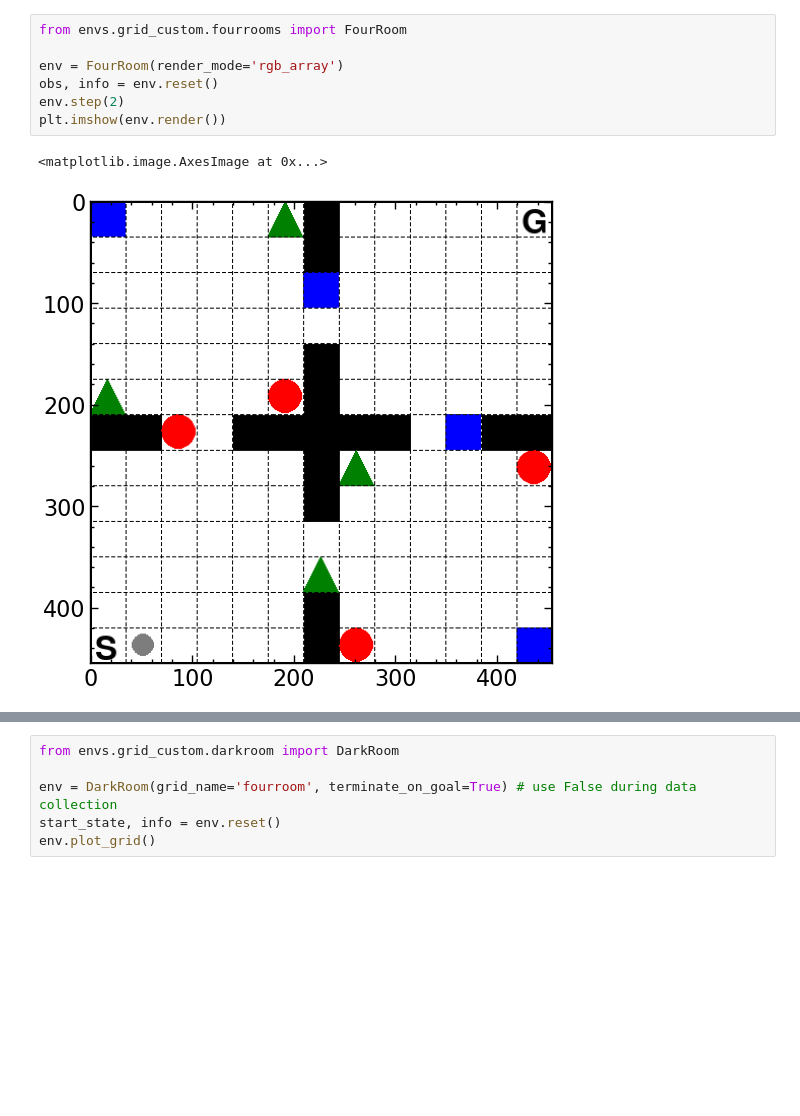
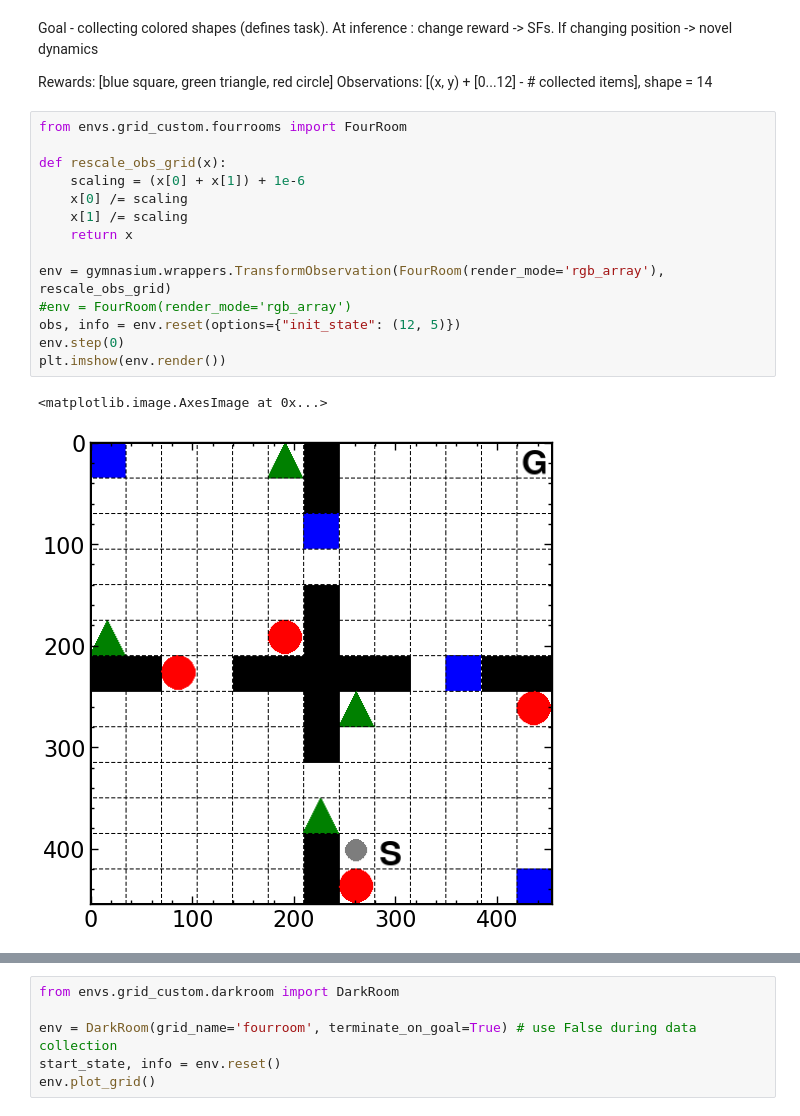
Before and after one commit to skylooop/ZeroShotRL, a Jupyter notebook: notebooks/grid.ipynb, the cells around one changed output, grey strips where cells are left out. Drawn from its saved outputs; the diff is of its cells as text; blank space fills up the shorter version.

```diff
--- a/notebooks/grid.ipynb
+++ b/notebooks/grid.ipynb
@@ -29,10 +33,22 @@ plt.style.use(['science', 'notebook'])
+# %% [markdown]
+Goal - collecting colored shapes (defines task). At inference : change reward -> SFs. If changing position -> novel dynamics
+
+Rewards: [blue square, green triangle, red circle]
+Observations: [(x, y) + [0...12] - # collected items], shape = 14
 # %%
 from envs.grid_custom.fourrooms import FourRoom
 
-env = FourRoom(render_mode='rgb_array')
-obs, info = env.reset()
-env.step(2)
+def rescale_obs_grid(x):
+    scaling = (x[0] + x[1]) + 1e-6
+    x[0] /= scaling
+    x[1] /= scaling
+    return x
+
+env = gymnasium.wrappers.TransformObservation(FourRoom(render_mode='rgb_array'), rescale_obs_grid)
+#env = FourRoom(render_mode='rgb_array')
+obs, info = env.reset(options={"init_state": (12, 5)})
+env.step(0)
 plt.imshow(env.render())
 # %% [output]
 <matplotlib.image.AxesImage at 0x...>
-[figure, old version]
+[figure, new version]
```
Also changed, not shown: parts of 5 cells of this notebook, 8 other files.
